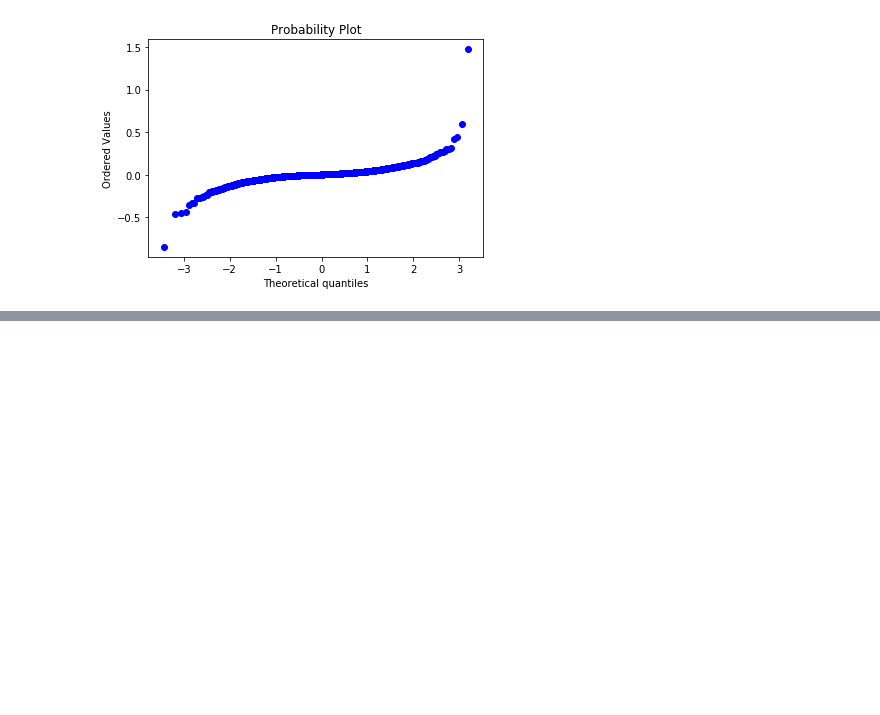
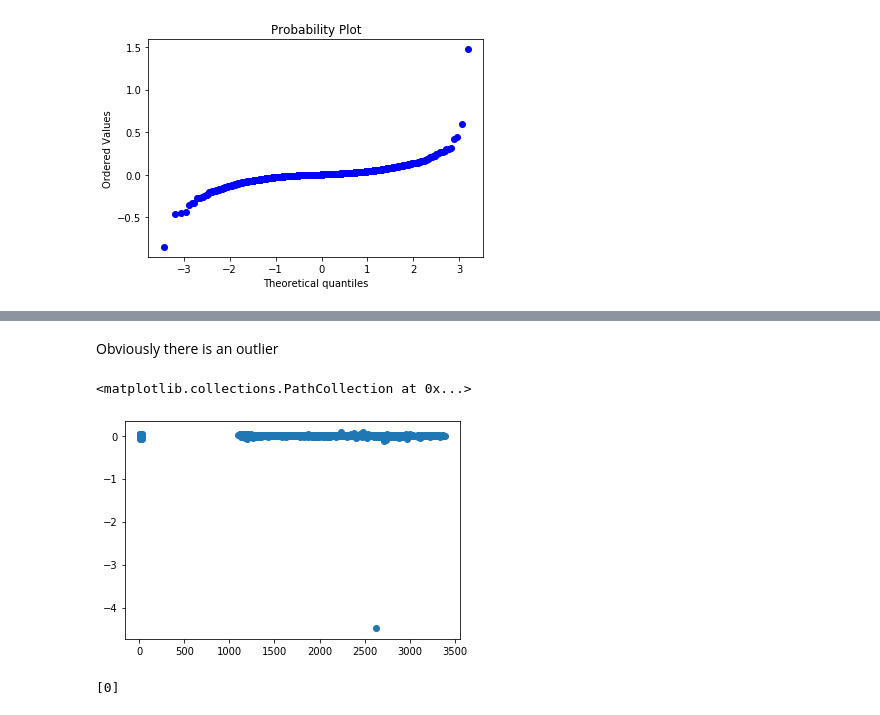
Before and after one commit to AnnaMariaAngelova/QRM2020, a Jupyter notebook: QRM_v02.ipynb, the cells around one changed output, grey strips where cells are left out. Cells and saved outputs as stored; diff of their text form; code cells hidden in the pictures; blank space fills up the shorter version.

```diff
--- a/QRM_v02.ipynb
+++ b/QRM_v02.ipynb
@@ -61,0 +194,11 @@ To-do (preprocessing):
+# %% [markdown]
+Obviously there is an outlier
+# %%
+plt.scatter(result['adj_close_lag'],result['result_return'])
+# %% [output]
+<matplotlib.collections.PathCollection at 0x...>
+[figure, added]
+# %%
+result.index[result['result_return']< -1].tolist()
+# %% [output]
+[0]
```
Also changed, not shown: parts of 21 cells of this notebook.
